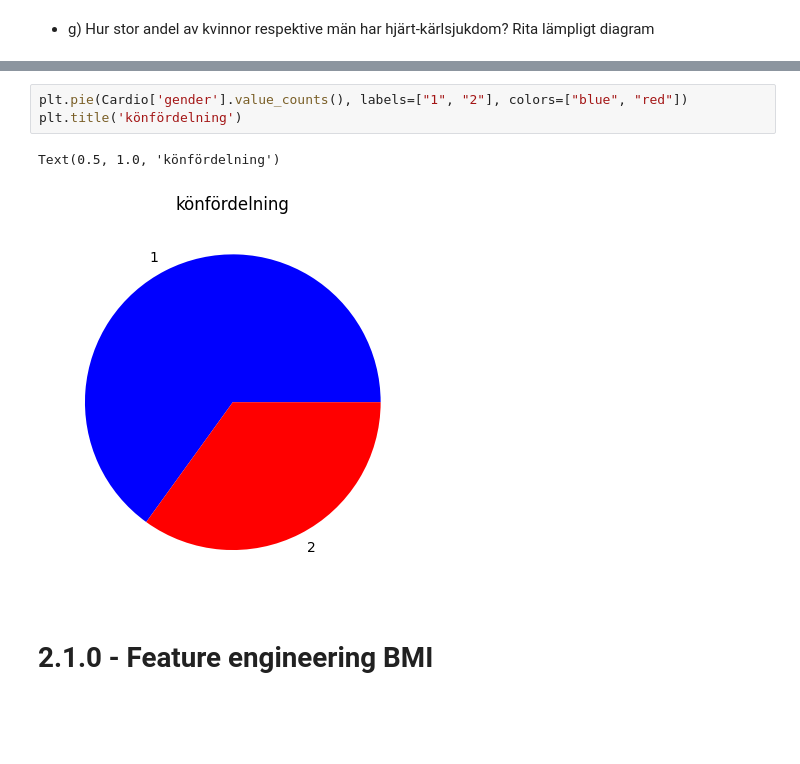
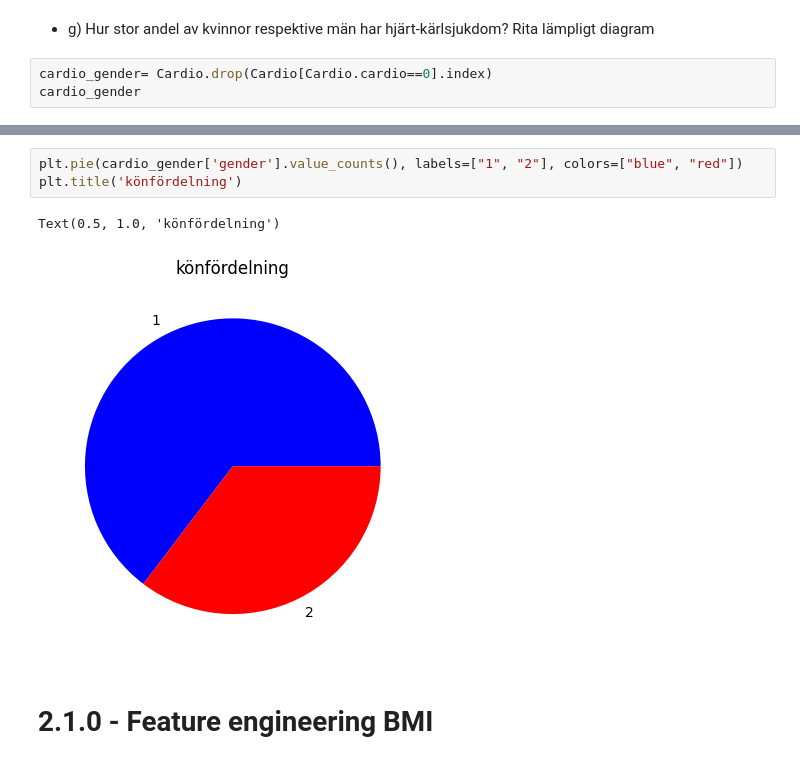
Before and after one commit to AmalDerbali/AmalDerbali-Lab-Machine-Learning, a Jupyter notebook: Disease_prediction.ipynb, the cells around one changed output, grey strips where cells are left out. Drawn from its saved outputs; the diff is of its cells as text; blank space fills up the shorter version.

```diff
--- a/Disease_prediction.ipynb
+++ b/Disease_prediction.ipynb
@@ -106,3 +106,6 @@ Text(0.5, 1.0, 'Längdfördelningen')
 [figure]
 # %% [markdown]
 - g) Hur stor andel av kvinnor respektive män har hjärt-kärlsjukdom? Rita lämpligt diagram
+# %%
+cardio_gender= Cardio.drop(Cardio[Cardio.cardio==0].index)
+cardio_gender
@@ -109,9 +126,9 @@ Text(0.5, 1.0, 'Längdfördelningen')
 # %%
-plt.pie(Cardio['gender'].value_counts(), labels=["1", "2"], colors=["blue", "red"])
+plt.pie(cardio_gender['gender'].value_counts(), labels=["1", "2"], colors=["blue", "red"])
 plt.title('könfördelning')
 # %% [output]
 Text(0.5, 1.0, 'könfördelning')
-[figure, old version]
+[figure, new version]
 # %% [markdown]
 # 2.1.0 - Feature engineering BMI
 # %% [markdown]
```
Also changed, not shown: parts of 1 cell of this notebook.
